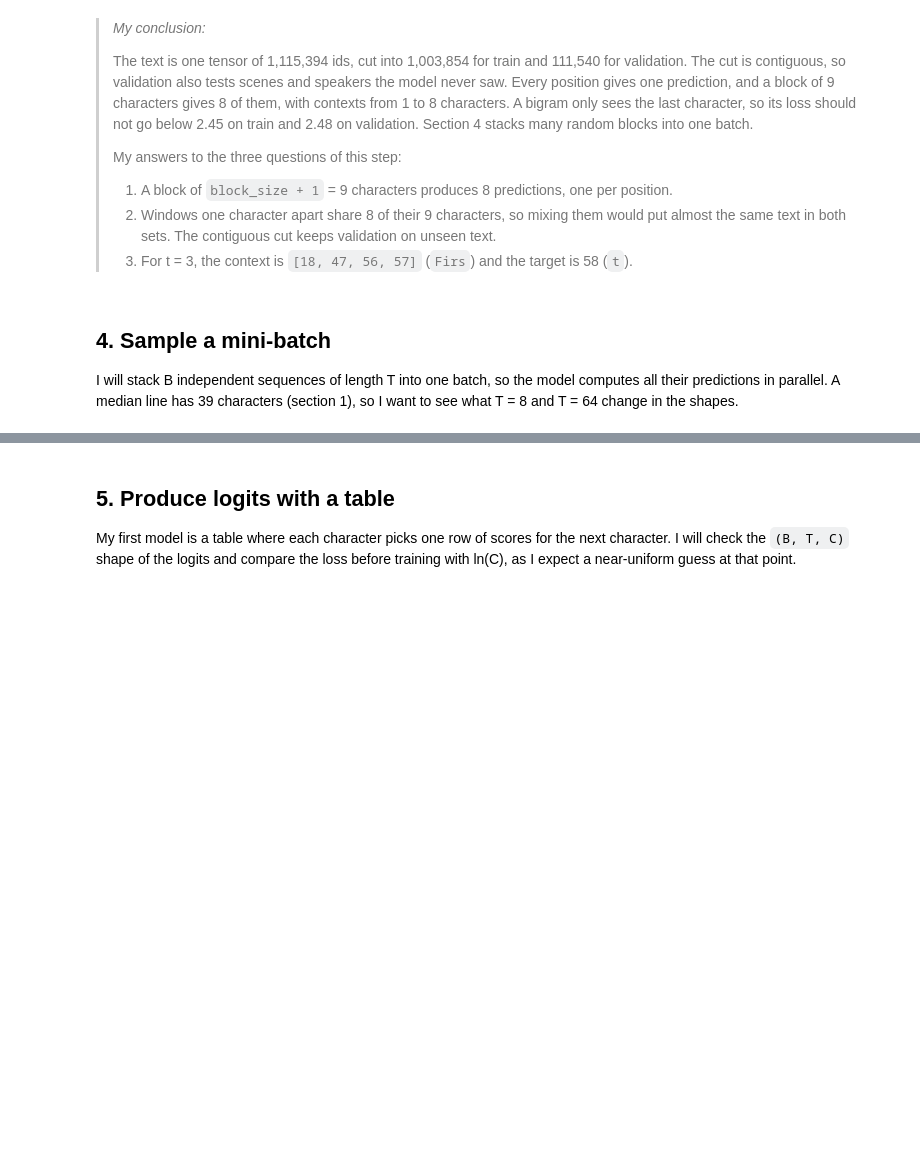
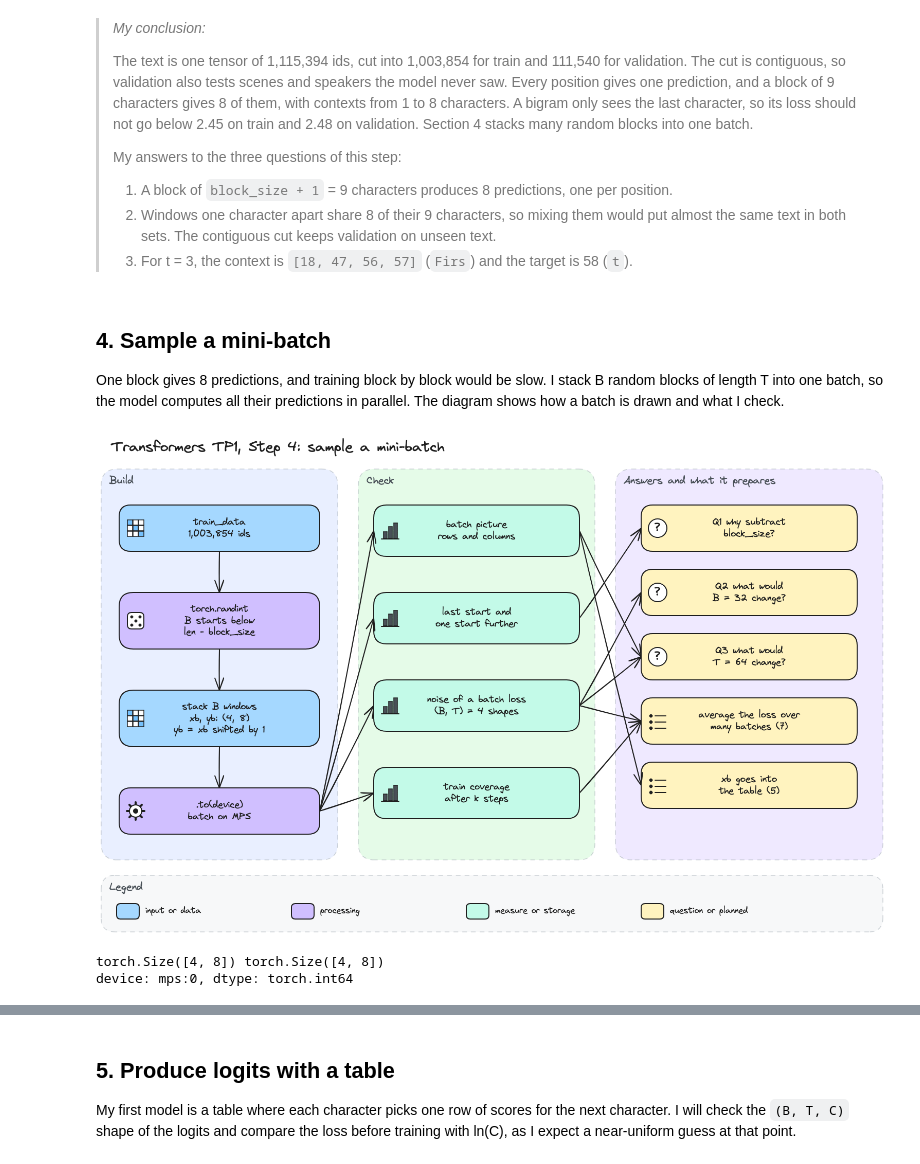
Before and after one commit to mcrayssac/ING3_IAA_GB_NLP, a Jupyter notebook: TP1_transformers.ipynb, the cells around one changed output, grey strips where cells are left out. Saved outputs shown, nothing was run; the diff lists cells and outputs as text; code cells hidden in the pictures; blank space fills up the shorter version.

Commit message:
TP1 transformers step 4

```diff
--- a/TP1_transformers.ipynb
+++ b/TP1_transformers.ipynb
@@ -727,4 +727,36 @@ Only 187 of the 111,539 validation pairs never appear in train, 0.17%. Add-one s
 # %% [markdown]
 ## 4. Sample a mini-batch
 
-I will stack B independent sequences of length T into one batch, so the model computes all their predictions in parallel. A median line has 39 characters (section 1), so I want to see what T = 8 and T = 64 change in the shapes.
+One block gives 8 predictions, and training block by block would be slow. I stack B random blocks of length T into one batch, so the model computes all their predictions in parallel. The diagram shows how a batch is drawn and what I check.
+# %%
+# Step 4 diagram: random starts, stacked windows, the device, and the checks behind my answers.
+display(Image(filename='diagrams/transformers/tp1_step4.png', width=900))
+# %% [output]
+[figure, added]
+# %%
+# Mini-batches: B random blocks of length T from one split, sent to the device.
+batch_size = 4
+block_size = 8
+
+
+def get_batch(split: str) -> tuple[torch.Tensor, torch.Tensor]:
+    """B random blocks of one split as inputs x and targets y shifted by one position."""
+    source = train_data if split == "train" else val_data
+    starts = torch.randint(
+        len(source) - block_size, (batch_size,)
+    )
+    x = torch.stack([
+        source[i : i + block_size] for i in starts
+    ])
+    y = torch.stack([
+        source[i + 1 : i + block_size + 1] for i in starts
+    ])
+    return x.to(device), y.to(device)
+
+
+xb, yb = get_batch("train")
+print(xb.shape, yb.shape)
+print(f'device: {xb.device}, dtype: {xb.dtype}')
+# %% [output]
+torch.Size([4, 8]) torch.Size([4, 8])
+device: mps:0, dtype: torch.int64
```
Also changed, not shown: parts of 11 cells of this notebook, 4 other files.
